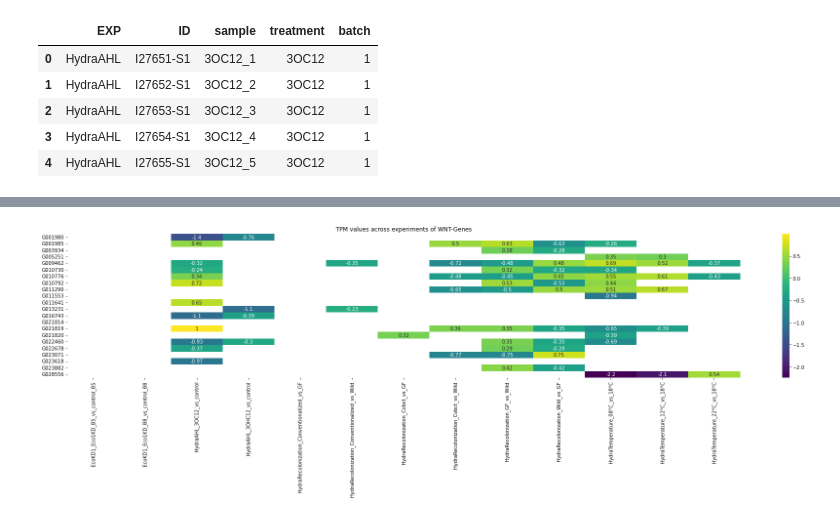
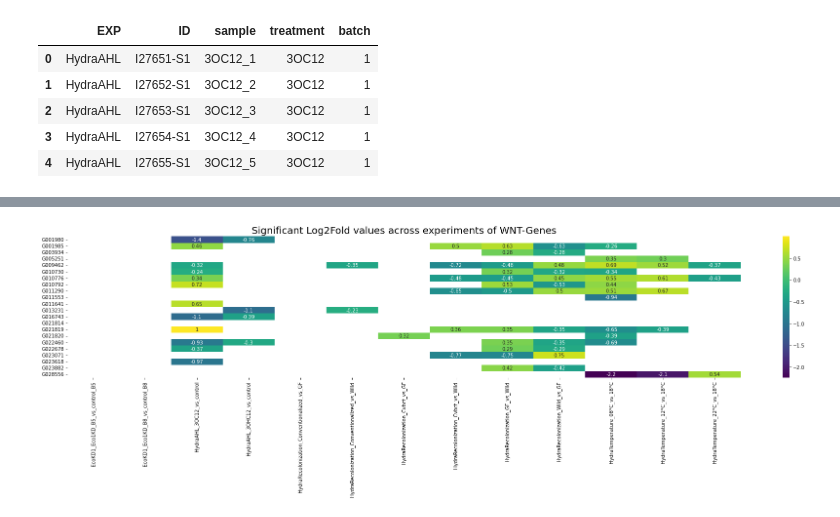
Before and after one commit to Kanomble/hydra_clustering, a Jupyter notebook: scripts/differential_expression_across_experiments.ipynb, the cells around one changed output, grey strips where cells are left out. Cells and saved outputs as stored; diff of their text form; code cells hidden in the pictures.

Commit message:
refactored plotting

```diff
--- a/scripts/differential_expression_across_experiments.ipynb
+++ b/scripts/differential_expression_across_experiments.ipynb
@@ -103,11 +123,17 @@ len(frizzled_genes), len(wnt_genes)
 #wnt_genes_to_tpm = wnt_genes.merge(tpm_table, on="gene_id")[columns_to_extract[1:]]
 #frizzled_genes_to_tpm = frizzled_genes.merge(tpm_table, on="gene_id")[columns_to_extract[1:]]
 # %%
-wnt_genes_to_tpm = diff_exp_table[diff_exp_table["gene_id"].isin(wnt_genes)]
-frizzled_genes_to_tpm = diff_exp_table[diff_exp_table["gene_id"].isin(frizzled_genes)]
+wnt_genes_to_exp = diff_exp_table[diff_exp_table["gene_id"].isin(wnt_genes)]
+frizzled_genes_to_exp = diff_exp_table[diff_exp_table["gene_id"].isin(frizzled_genes)]
+catenin_genes_to_exp = diff_exp_table[diff_exp_table["gene_id"].isin(catenin_genes)]
+lectin_genes_to_exp = diff_exp_table[diff_exp_table["gene_id"].isin(lectin_genes)]
 
 wnt_genes_to_pval = p_value_table[p_value_table["gene_id"].isin(wnt_genes)]
 frizzled_genes_to_pval = p_value_table[p_value_table["gene_id"].isin(frizzled_genes)]
+catenin_genes_to_pval = p_value_table[p_value_table["gene_id"].isin(catenin_genes)]
+lectin_genes_to_pval = p_value_table[p_value_table["gene_id"].isin(lectin_genes)]
 
-annotation_genes_to_wnt = go_annot[go_annot["gene_id"].isin(wnt_genes)]
-annotation_genes_to_frizzled = go_annot[go_annot["gene_id"].isin(frizzled_genes)]
+annotation_genes_to_catenin = go_annot[go_annot["gene_id"].isin(catenin_genes)].drop_duplicates(keep="first", subset="gene_id")
+annotation_genes_to_wnt = go_annot[go_annot["gene_id"].isin(wnt_genes)].drop_duplicates(keep="first", subset="gene_id")
+annotation_genes_to_frizzled = go_annot[go_annot["gene_id"].isin(frizzled_genes)].drop_duplicates(keep="first", subset="gene_id")
+annotaion_genes_to_lectin = go_annot[go_annot["gene_id"].isin(lectin_genes)].drop_duplicates(keep="first", subset="gene_id")
@@ -123,19 +188,11 @@ annotation_genes_to_wnt.head()
 # %%
 plt.figure(figsize=(25, 8))
 custom_y_labels = wnt_genes
-#sns.heatmap(wnt_genes_to_tpm.iloc[:,1:], annot=True, cmap='viridis', annot_kws={"fontsize":6}, yticklabels=custom_y_labels)
-
 mask_matrix = wnt_genes_to_pval.iloc[:,1:] >= 0.05  # Example mask matrix
-
-# Apply the mask to the heatmap
-sns.heatmap(wnt_genes_to_tpm.iloc[:,1:], annot=True, cmap="viridis", mask=mask_matrix, yticklabels=custom_y_labels)
-
-#plt.xlabel('X Values')
-#plt.ylabel('Categories')
-plt.title('TPM values across experiments of WNT-Genes')
-#plt.show()
+sns.heatmap(wnt_genes_to_exp.iloc[:,1:], annot=True, cmap="viridis", mask=mask_matrix, yticklabels=custom_y_labels)
+plt.title('Significant Log2Fold values across experiments of WNT-Genes', fontsize=20)
 plt.tight_layout()
 plt.savefig("../results/figures/genes_tpm_heatmaps/wnt_log2_heatmap.jpg")
 # %% [output]
-[figure, old version]
+[figure, new version]
 # %%
```
Also changed, not shown: parts of 18 cells of this notebook.
